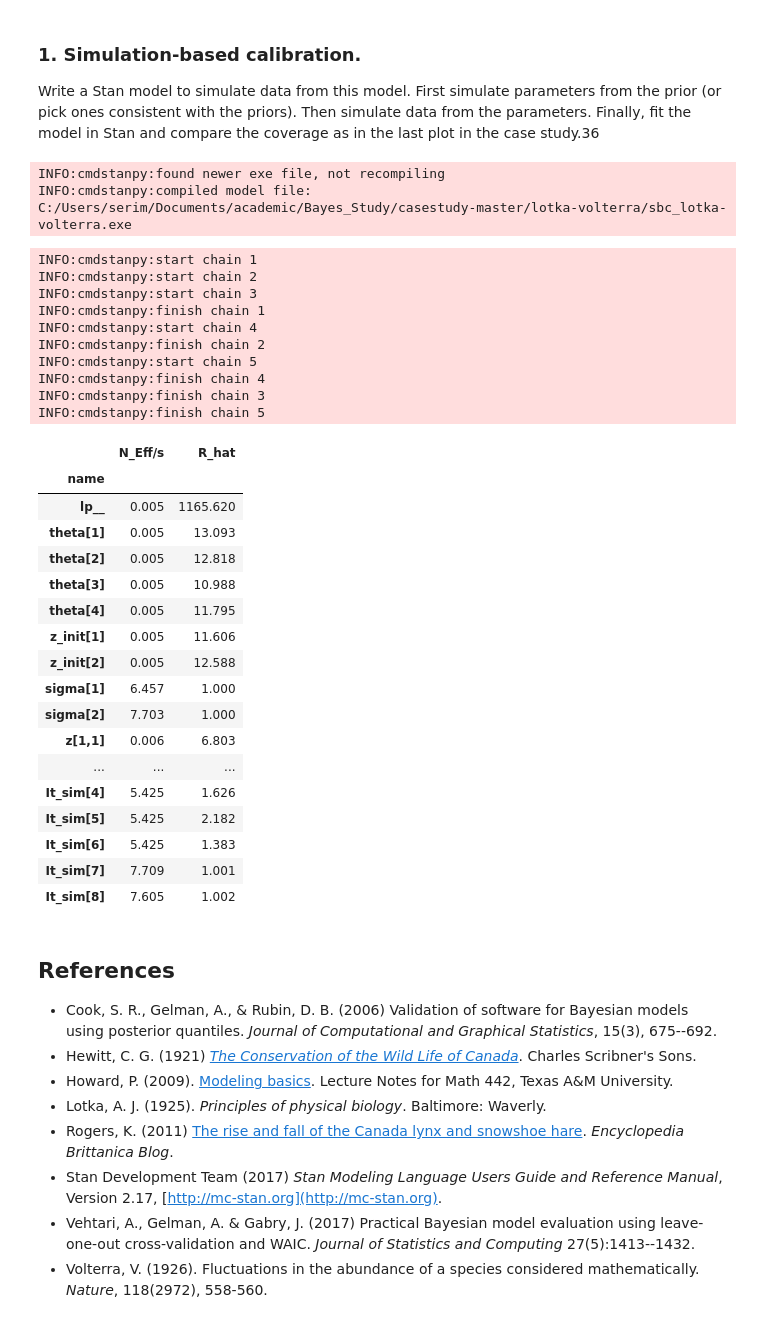
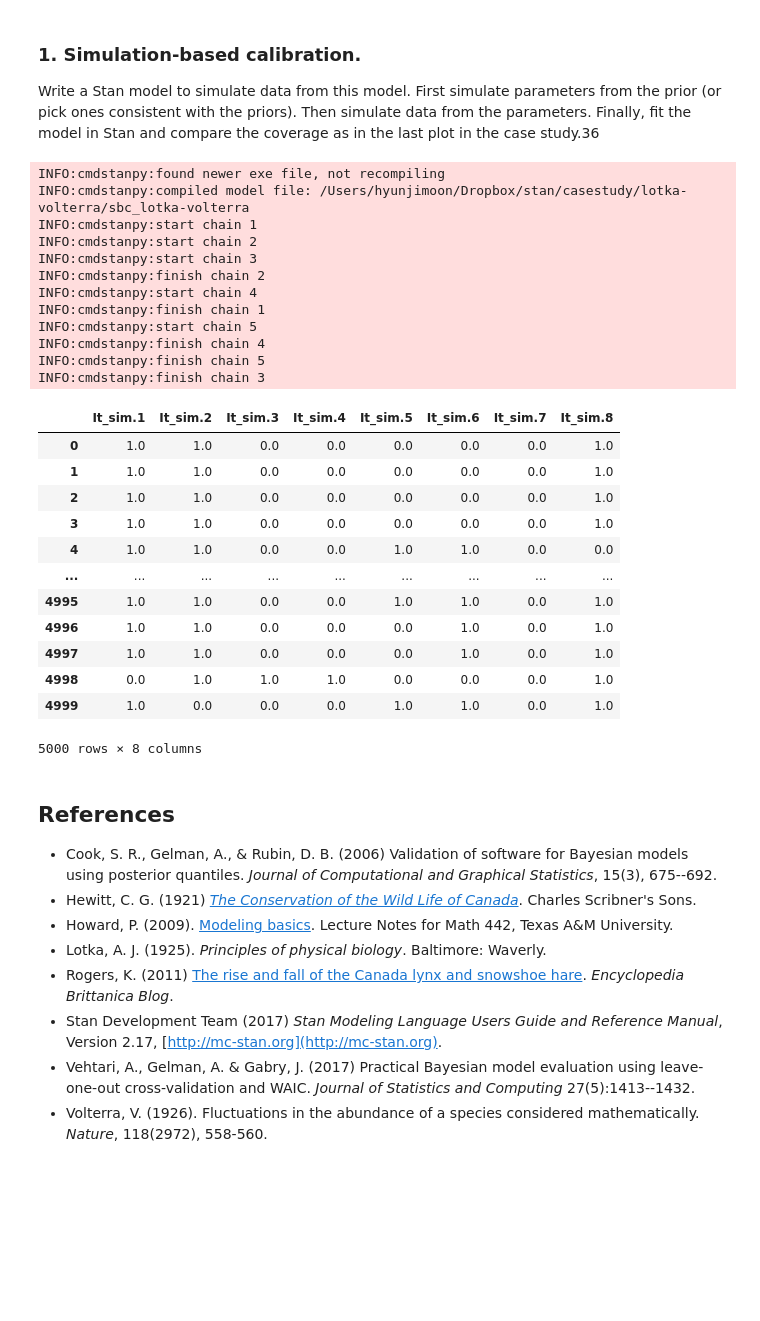
Before and after one commit to StanKorea/casestudy, a Jupyter notebook: lotka-volterra/20Stan_lotka_volterra.ipynb, the cells around one changed output. Cells and saved outputs as stored; diff of their text form; code cells hidden in the pictures; blank space fills up the shorter version.

```diff
--- a/lotka-volterra/20Stan_lotka_volterra.ipynb
+++ b/lotka-volterra/20Stan_lotka_volterra.ipynb
@@ -723,43 +723,36 @@ Write a Stan model to simulate data from this model. First simulate parameters f
 # %%
 sbc_model_path = os.path.join('.','sbc_lotka-volterra.stan')
 sbc_model = CmdStanModel(stan_file=sbc_model_path)
+sbc_fit = sbc_model.sample(chains=5, cores=3, data=data)
+sbc_drawset_pd = sbc_fit.get_drawset()
+I = sbc_drawset_pd.filter(like = 'It_sim', axis =1)
+I
 # %% [output]
 INFO:cmdstanpy:found newer exe file, not recompiling
-INFO:cmdstanpy:compiled model file: C:/Users/serim/Documents/academic/Bayes_Study/casestudy-master/lotka-volterra/sbc_lotka-volterra.exe
+INFO:cmdstanpy:compiled model file: /Users/hyunjimoon/Dropbox/stan/casestudy/lotka-volterra/sbc_lotka-volterra
+INFO:cmdstanpy:start chain 1
+INFO:cmdstanpy:start chain 2
+INFO:cmdstanpy:start chain 3
+INFO:cmdstanpy:finish chain 2
+INFO:cmdstanpy:start chain 4
+INFO:cmdstanpy:finish chain 1
+INFO:cmdstanpy:start chain 5
+INFO:cmdstanpy:finish chain 4
+INFO:cmdstanpy:finish chain 5
+INFO:cmdstanpy:finish chain 3
+|  | It_sim.1 | It_sim.2 | It_sim.3 | It_sim.4 | It_sim.5 | It_sim.6 | It_sim.7 | It_sim.8 |
+| 0 | 1.0 | 1.0 | 0.0 | 0.0 | 0.0 | 0.0 | 0.0 | 1.0 |
+| 1 | 1.0 | 1.0 | 0.0 | 0.0 | 0.0 | 0.0 | 0.0 | 1.0 |
+| 2 | 1.0 | 1.0 | 0.0 | 0.0 | 0.0 | 0.0 | 0.0 | 1.0 |
+| 3 | 1.0 | 1.0 | 0.0 | 0.0 | 0.0 | 0.0 | 0.0 | 1.0 |
+| 4 | 1.0 | 1.0 | 0.0 | 0.0 | 1.0 | 1.0 | 0.0 | 0.0 |
+| ... | ... | ... | ... | ... | ... | ... | ... | ... |
+| 4995 | 1.0 | 1.0 | 0.0 | 0.0 | 1.0 | 1.0 | 0.0 | 1.0 |
+| 4996 | 1.0 | 1.0 | 0.0 | 0.0 | 0.0 | 1.0 | 0.0 | 1.0 |
+| 4997 | 1.0 | 1.0 | 0.0 | 0.0 | 0.0 | 1.0 | 0.0 | 1.0 |
+| 4998 | 0.0 | 1.0 | 1.0 | 1.0 | 0.0 | 0.0 | 0.0 | 1.0 |
+| 4999 | 1.0 | 0.0 | 0.0 | 0.0 | 1.0 | 1.0 | 0.0 | 1.0 |
+5000 rows × 8 columns
-# %%
-sbc_fit=sbc_model.sample(chains=5, cores=3, data=data)
-# %% [output]
-INFO:cmdstanpy:start chain 1
-INFO:cmdstanpy:start chain 2
-INFO:cmdstanpy:start chain 3
-INFO:cmdstanpy:finish chain 1
-INFO:cmdstanpy:start chain 4
-INFO:cmdstanpy:finish chain 2
-INFO:cmdstanpy:start chain 5
-INFO:cmdstanpy:finish chain 4
-INFO:cmdstanpy:finish chain 3
-INFO:cmdstanpy:finish chain 5
-# %%
-sbc_fit.summary().round(decimals=3).iloc[:,7:]
-# %% [output]
-|  | N_Eff/s | R_hat |
-| name |  |  |
-| lp__ | 0.005 | 1165.620 |
-| theta[1] | 0.005 | 13.093 |
-| theta[2] | 0.005 | 12.818 |
-| theta[3] | 0.005 | 10.988 |
-| theta[4] | 0.005 | 11.795 |
-| z_init[1] | 0.005 | 11.606 |
-| z_init[2] | 0.005 | 12.588 |
-| sigma[1] | 6.457 | 1.000 |
-| sigma[2] | 7.703 | 1.000 |
-| z[1,1] | 0.006 | 6.803 |
-| ... | ... | ... |
-| It_sim[4] | 5.425 | 1.626 |
-| It_sim[5] | 5.425 | 2.182 |
-| It_sim[6] | 5.425 | 1.383 |
-| It_sim[7] | 7.709 | 1.001 |
-| It_sim[8] | 7.605 | 1.002 |
 # %% [markdown]
 ## References
 
```
Also changed, not shown: parts of 5 cells of this notebook.
